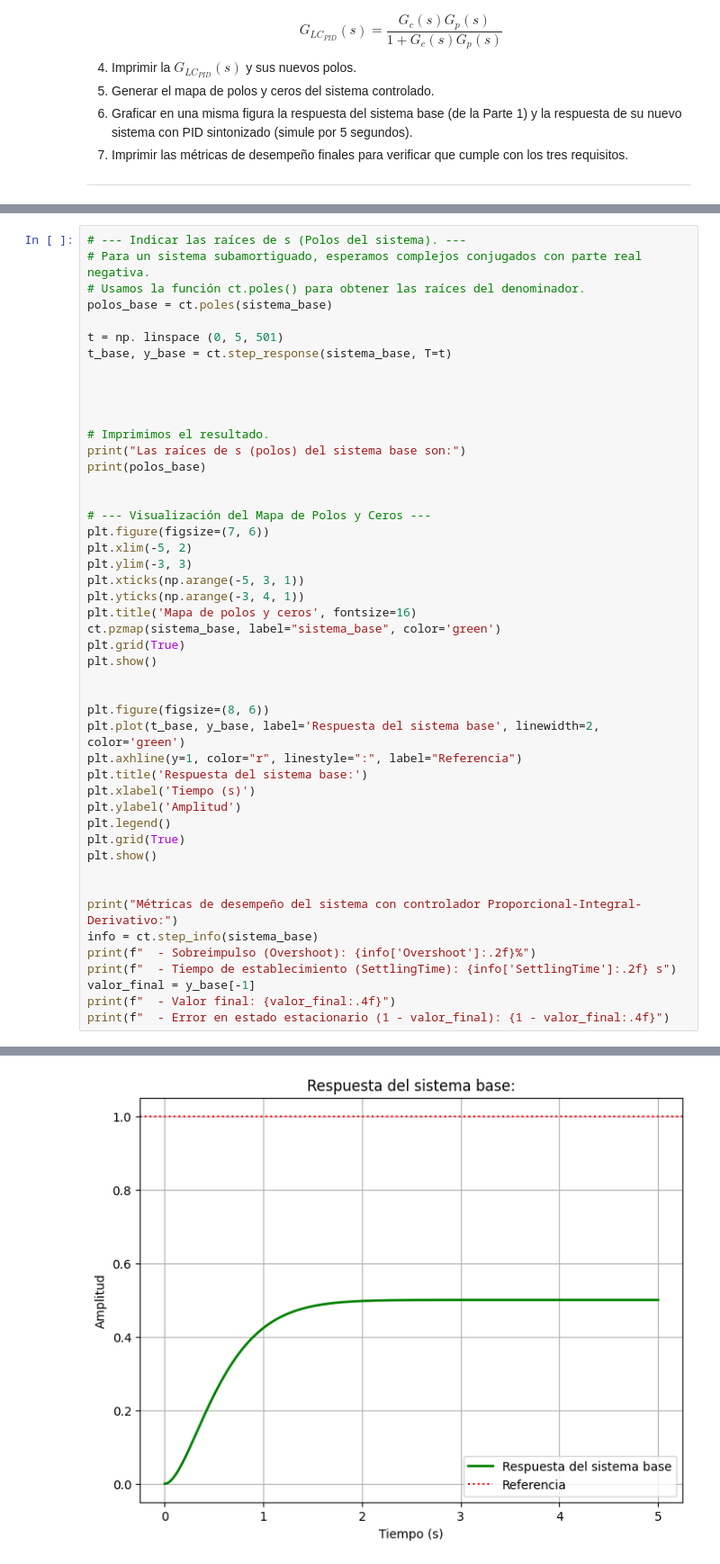
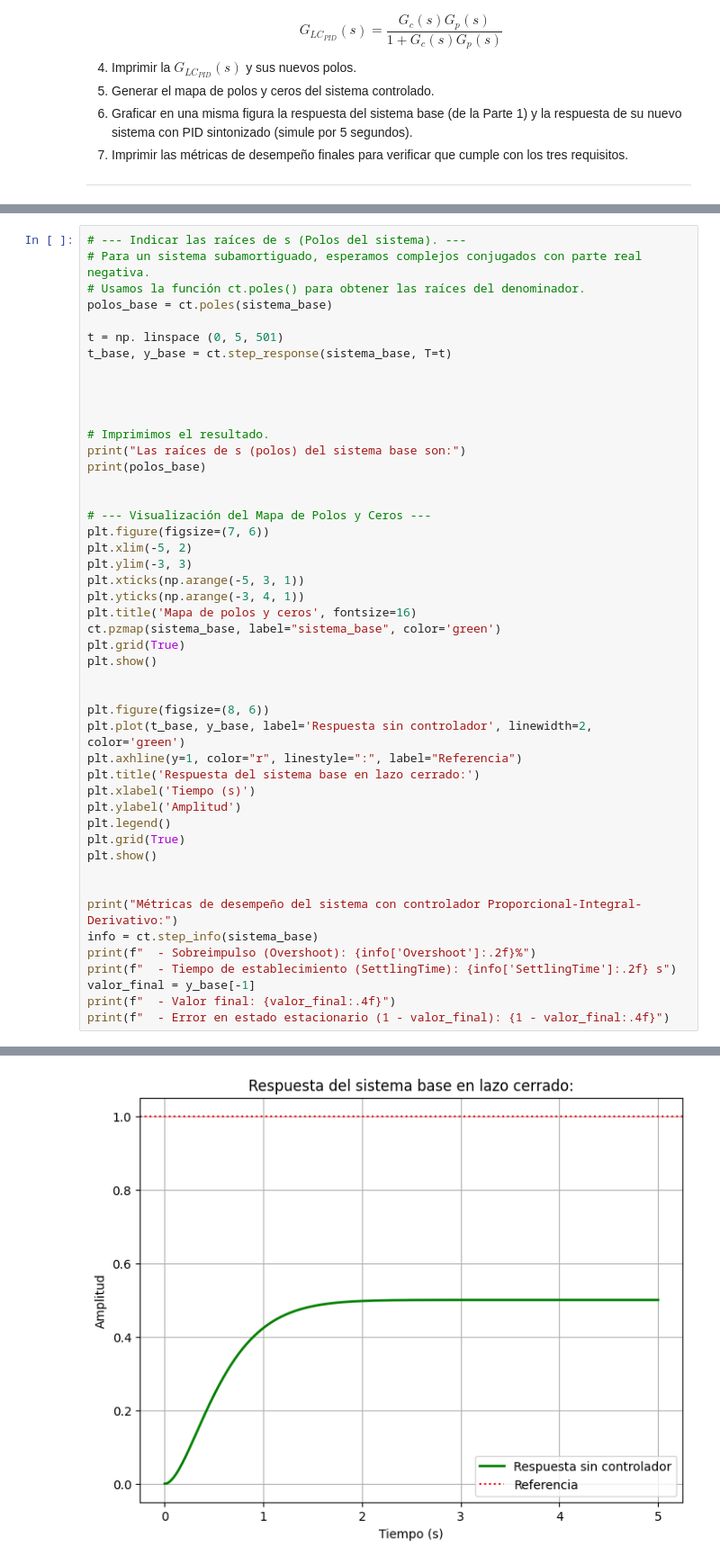
Before and after one commit to HectorPS27/Control-Clasico, a Jupyter notebook: Examenes/E_2_Controlador_PID.ipynb, the cells around one changed output, grey strips where cells are left out. Shown at 90% size. Saved outputs shown, nothing was run; the diff lists cells and outputs as text.

```diff
--- a/Examenes/E_2_Controlador_PID.ipynb
+++ b/Examenes/E_2_Controlador_PID.ipynb
@@ -127,36 +127,36 @@ plt.figure(figsize=(7, 6))
 plt.xlim(-5, 2)
 plt.ylim(-3, 3)
 plt.xticks(np.arange(-5, 3, 1))
 plt.yticks(np.arange(-3, 4, 1))
 plt.title('Mapa de polos y ceros', fontsize=16)
 ct.pzmap(sistema_base, label="sistema_base", color='green')
 plt.grid(True)
 plt.show()
 
 
 plt.figure(figsize=(8, 6))
-plt.plot(t_base, y_base, label='Respuesta del sistema base', linewidth=2, color='green')
+plt.plot(t_base, y_base, label='Respuesta sin controlador', linewidth=2, color='green')
 plt.axhline(y=1, color="r", linestyle=":", label="Referencia")
-plt.title('Respuesta del sistema base:')
+plt.title('Respuesta del sistema base en lazo cerrado:')
 plt.xlabel('Tiempo (s)')
 plt.ylabel('Amplitud')
 plt.legend()
 plt.grid(True)
 plt.show()
 
 
 print("Métricas de desempeño del sistema con controlador Proporcional-Integral-Derivativo:")
 info = ct.step_info(sistema_base)
 print(f"  - Sobreimpulso (Overshoot): {info['Overshoot']:.2f}%")
 print(f"  - Tiempo de establecimiento (SettlingTime): {info['SettlingTime']:.2f} s")
 valor_final = y_base[-1]
 print(f"  - Valor final: {valor_final:.4f}")
 print(f"  - Error en estado estacionario (1 - valor_final): {1 - valor_final:.4f}")
 # %% [output]
 Las raíces de s (polos) del sistema base son:
 [-3.+1.j -3.-1.j]
 [figure]
-[figure, old version]
+[figure, new version]
 Métricas de desempeño del sistema con controlador Proporcional-Integral-Derivativo:
   - Sobreimpulso (Overshoot): 0.00%
   - Tiempo de establecimiento (SettlingTime): 1.67 s
```
Also changed, not shown: parts of 2 cells of this notebook.
